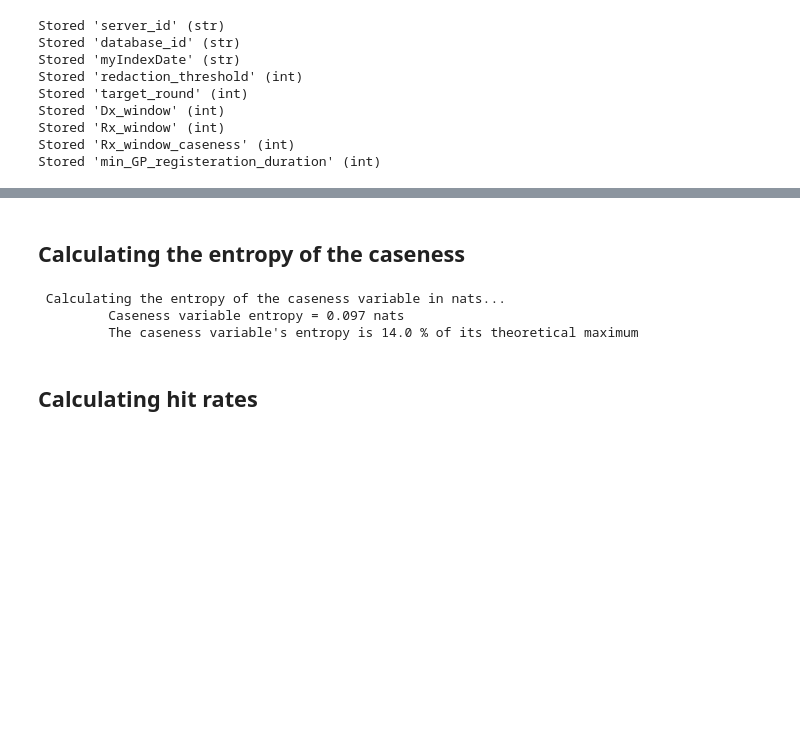
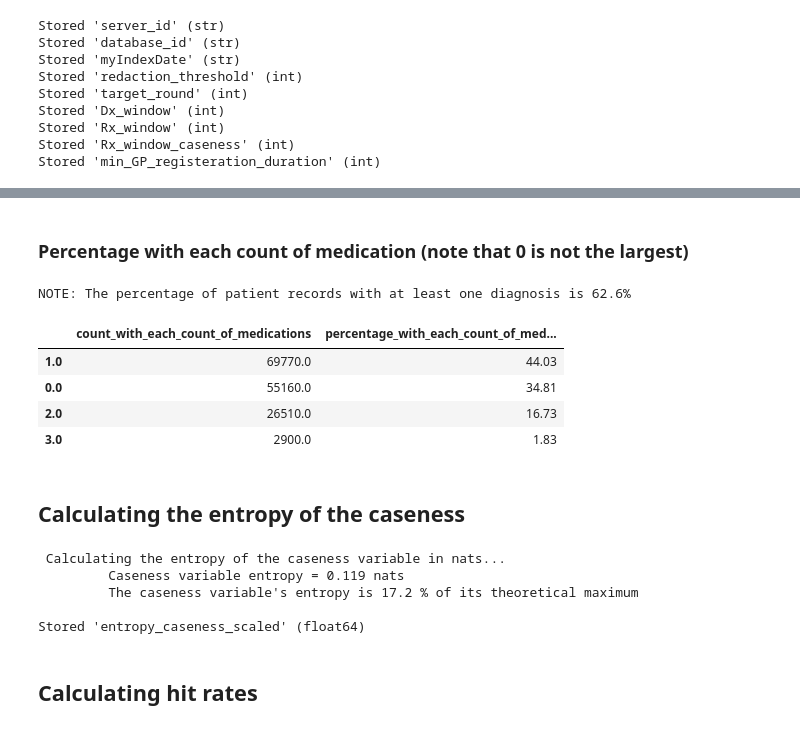
Before and after one commit to ConnectedBradford/c-mcinerney-workspace, a Jupyter notebook: UNSEEN_create_caseness_variable.ipynb, the cells around one changed output, grey strips where cells are left out. Cells and saved outputs as stored; diff of their text form; code cells hidden in the pictures; blank space fills up the shorter version.

```diff
--- a/UNSEEN_create_caseness_variable.ipynb
+++ b/UNSEEN_create_caseness_variable.ipynb
@@ -339,13 +828,47 @@ Stored 'caseness_prevalence' (float)
+# %% [markdown]
+### Percentage with each count of medication (note that 0 is not the largest)
+# %%
+percentage_with_at_least_one_medication = \
+    round(
+        (
+            round(
+                len(
+                    cohort_breakdown_array.loc[
+                        (cohort_breakdown_array.count_of_medications > 0)
+                    ]
+                ) / target_round
+            ) * target_round
+        ) / count_studyPopulation * 100
+    , 1)
+print(f'\033[1mNOTE: The percentage of patient records with at least one diagnosis is {percentage_with_at_least_one_medication}%\033[0m')
+
+display(
+    pandas.DataFrame(
+        data = {
+            'count_with_each_count_of_medications' : round(cohort_breakdown_array.count_of_medications.value_counts() / target_round) * target_round,
+            'percentage_with_each_count_of_medications' : round(round(cohort_breakdown_array.count_of_medications.value_counts() / target_round) * target_round / count_studyPopulation * 100,2)
+        }
+    )
+)
+# %% [output]
+NOTE: The percentage of patient records with at least one diagnosis is 62.6%
+|  | count_with_each_count_of_medications | percentage_with_each_count_of_med... |
+| 1.0 | 69770.0 | 44.03 |
+| 0.0 | 55160.0 | 34.81 |
+| 2.0 | 26510.0 | 16.73 |
+| 3.0 | 2900.0 | 1.83 |
 # %% [markdown]
 ## Calculating the entropy of the caseness
 # %%
 print("\n Calculating the entropy of the caseness variable in nats...")
-entropy_caseness_scaled = entropy_output(caseness_array.caseness_1isYes)
+entropy_caseness_scaled, _ = entropy_output(caseness_array.caseness_1isYes)
 %store entropy_caseness_scaled
 # %% [output]
  Calculating the entropy of the caseness variable in nats...
-         Caseness variable entropy = 0.097 nats
-         The caseness variable's entropy is 14.0 % of its theoretical maximum
+         Caseness variable entropy = 0.119 nats
+         The caseness variable's entropy is 17.2 % of its theoretical maximum
+
+Stored 'entropy_caseness_scaled' (float64)
 # %% [markdown]
 ## Calculating hit rates
 # %%
```
Also changed, not shown: parts of 21 cells of this notebook.
